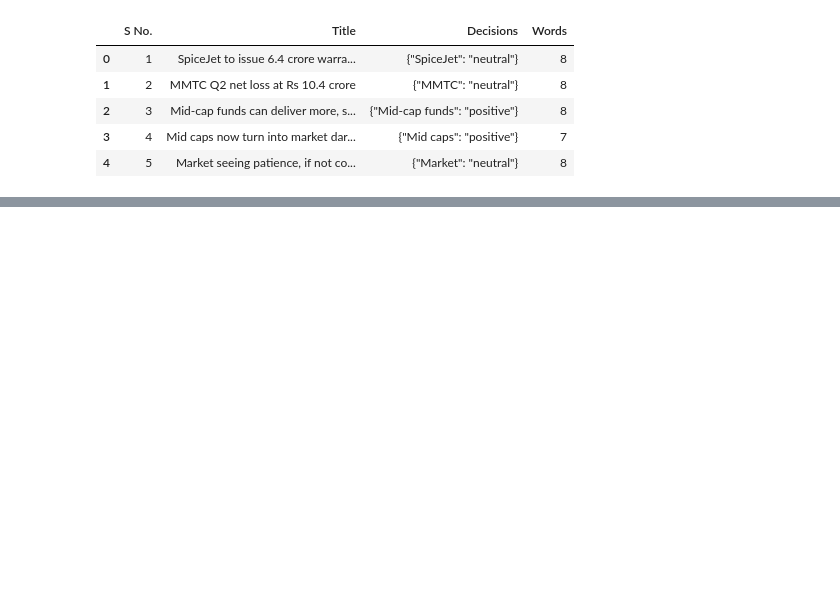
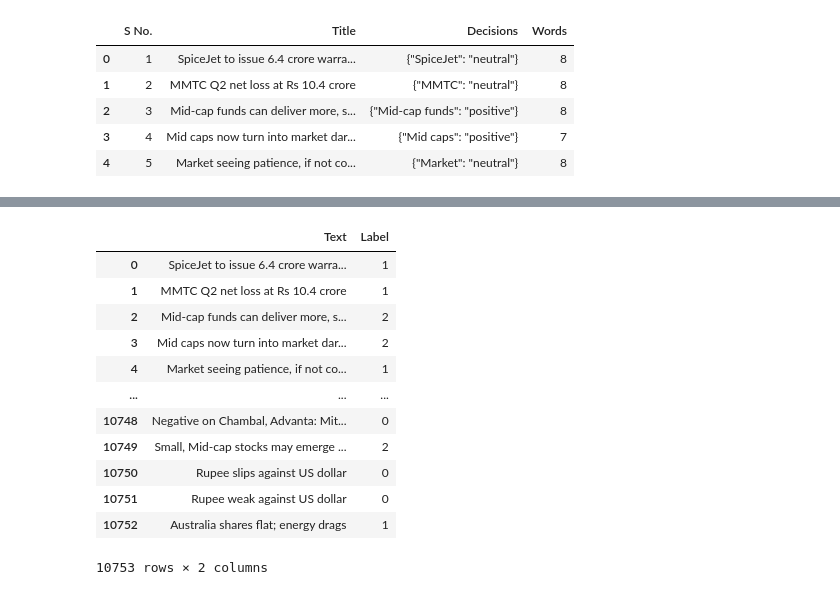
Before and after one commit to muftialroaz/nn-sentiment, a Jupyter notebook: cnn.ipynb, the cells around one changed output, grey strips where cells are left out. Saved outputs shown, nothing was run; the diff lists cells and outputs as text; code cells hidden in the pictures; blank space fills up the shorter version.

```diff
--- a/cnn.ipynb
+++ b/cnn.ipynb
@@ -3,6 +12,6 @@ import pandas as pd
 # %%
-df = pd.read_csv('dataset/SEntFiN-v1.1.csv', encoding="latin-1")
-df.head()
+sentfin = pd.read_csv('dataset/SEntFiN-v1.1.csv', encoding="latin-1")
+sentfin.head()
 # %% [output]
 |  | S No. | Title | Decisions | Words |
 | 0 | 1 | SpiceJet to issue 6.4 crore warra... | {"SpiceJet": "neutral"} | 8 |
@@ -12,0 +98,33 @@ df.head()
+# %%
+import ast
+# Mengonversi string JSON ke dictionary
+sentfin['Decisions'] = sentfin['Decisions'].apply(ast.literal_eval)
+# Mengonversi label sentimen ke bentuk yang bisa diproses
+def convert_labels(decisions):
+    for key, value in decisions.items():
+        if value == 'positive':
+            return 2
+        elif value == 'neutral':
+            return 1
+        elif value == 'negative':
+            return 0
+
+sentfin['Label'] = sentfin['Decisions'].apply(convert_labels)
+sentfin['Text'] = sentfin['Title']
+sentfin = sentfin[['Text', 'Label']]
+# %%
+sentfin
+# %% [output]
+|  | Text | Label |
+| 0 | SpiceJet to issue 6.4 crore warra... | 1 |
+| 1 | MMTC Q2 net loss at Rs 10.4 crore | 1 |
+| 2 | Mid-cap funds can deliver more, s... | 2 |
+| 3 | Mid caps now turn into market dar... | 2 |
+| 4 | Market seeing patience, if not co... | 1 |
+| ... | ... | ... |
+| 10748 | Negative on Chambal, Advanta: Mit... | 0 |
+| 10749 | Small, Mid-cap stocks may emerge ... | 2 |
+| 10750 | Rupee slips against US dollar | 0 |
+| 10751 | Rupee weak against US dollar | 0 |
+| 10752 | Australia shares flat; energy drags | 1 |
+10753 rows × 2 columns
```
Also changed, not shown: parts of 13 cells of this notebook, 1 other file.
